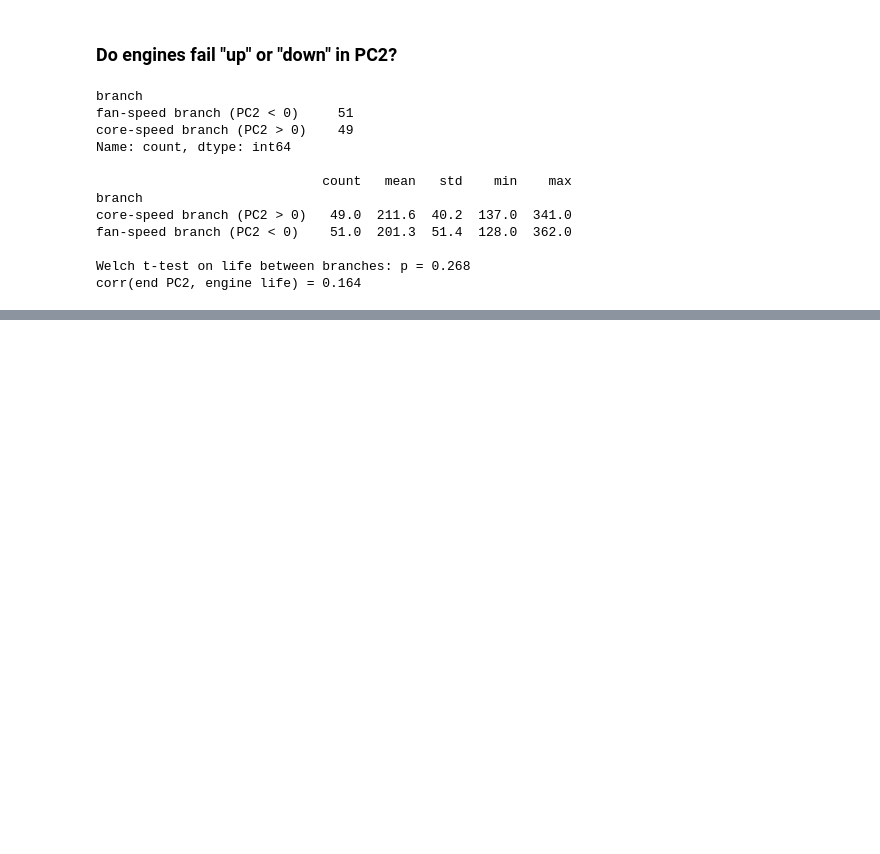
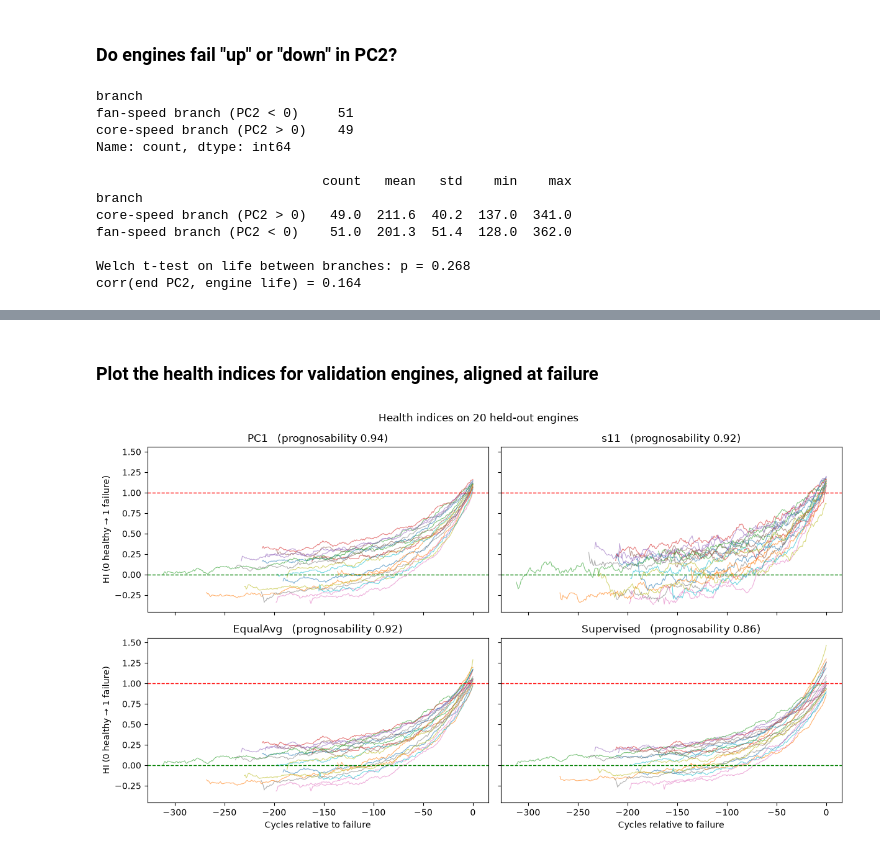
Before and after one commit to donald01johnson/mfda-exp8-pca-health, a Jupyter notebook: notebooks/exp8_pca_health.ipynb, the cells around one changed output, grey strips where cells are left out. Cells and saved outputs as stored; diff of their text form; code cells hidden in the pictures; blank space fills up the shorter version.

```diff
--- a/notebooks/exp8_pca_health.ipynb
+++ b/notebooks/exp8_pca_health.ipynb
@@ -646,0 +751,20 @@ corr(end PC2, engine life) = 0.164
+# %%
+from scipy.stats import spearmanr
+
+def hi_metrics(h, frame):
+    r_pool = abs(np.corrcoef(h, frame["RUL_cap"])[0, 1])
+    mono, trend, starts, ends = [], [], [], []
+    for _, g in frame.assign(h=h).groupby("unit"):
+        d = np.diff(g["h"].to_numpy())
+        mono.append(abs((d > 0).sum() - (d < 0).sum()) / len(d))
+        trend.append(spearmanr(g["cycle"], g["h"]).statistic)
+        starts.append(g["h"].iloc[:10].mean()); ends.append(g["h"].iloc[-10:].mean())
+    starts, ends = np.array(starts), np.array(ends)
+    prog = np.exp(-ends.std() / np.abs(ends - starts).mean())
+    return {"|r| RUL_cap (pooled)": r_pool, "Monotonicity": np.mean(mono),
+            "Trendability (median ρ)": np.median(trend), "Prognosability": prog,
+            "HI at failure (mean)": ends.mean(), "HI at failure (std)": ends.std()}
+
+va = raw[is_va]
+metrics = pd.DataFrame({c: hi_metrics(va[c].to_numpy(), va) for c in HI_NAMES}).T.round(3)
+metrics
@@ -646,0 +777,20 @@ corr(end PC2, engine life) = 0.164
+# %% [markdown]
+### Plot the health indices for validation engines, aligned at failure
+# %%
+fig, axes = plt.subplots(2, 2, figsize=(12, 7), sharex=True, sharey=True)
+for ax, c in zip(axes.ravel(), HI_NAMES):
+    for _, g in va.groupby("unit"):
+        ax.plot(-g["RUL"], g[c], lw=0.8, alpha=0.6)
+    ax.axhline(1, color="red", ls="--", lw=1)
+    ax.axhline(0, color="green", ls="--", lw=1)
+    ax.set_title(f"{c}   (prognosability {metrics.loc[c, 'Prognosability']:.2f})")
+for ax in axes[1, :]:
+    ax.set_xlabel("Cycles relative to failure")
+for ax in axes[:, 0]:
+    ax.set_ylabel("HI (0 healthy → 1 failure)")
+plt.suptitle("Health indices on 20 held-out engines")
+plt.tight_layout()
+plt.savefig(FIG_DIR / "fig08_health_indices_validation.png", dpi=150)
+plt.show()
+# %% [output]
+[figure, added]
```
Also changed, not shown: parts of 27 cells of this notebook, 4 other files.
